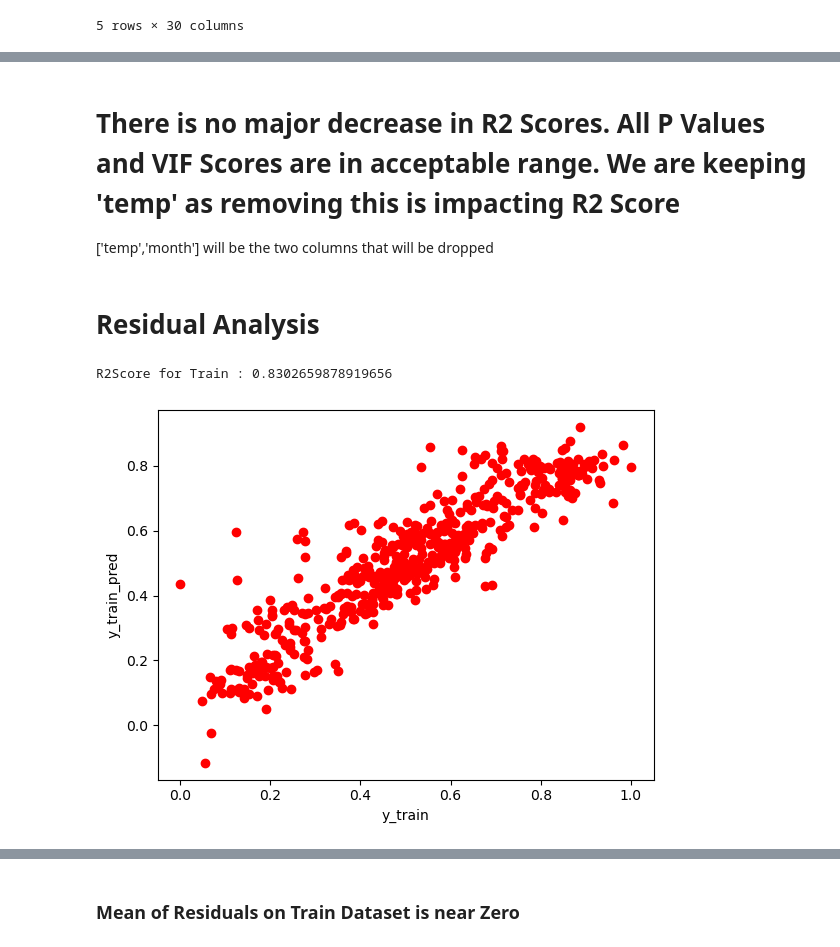
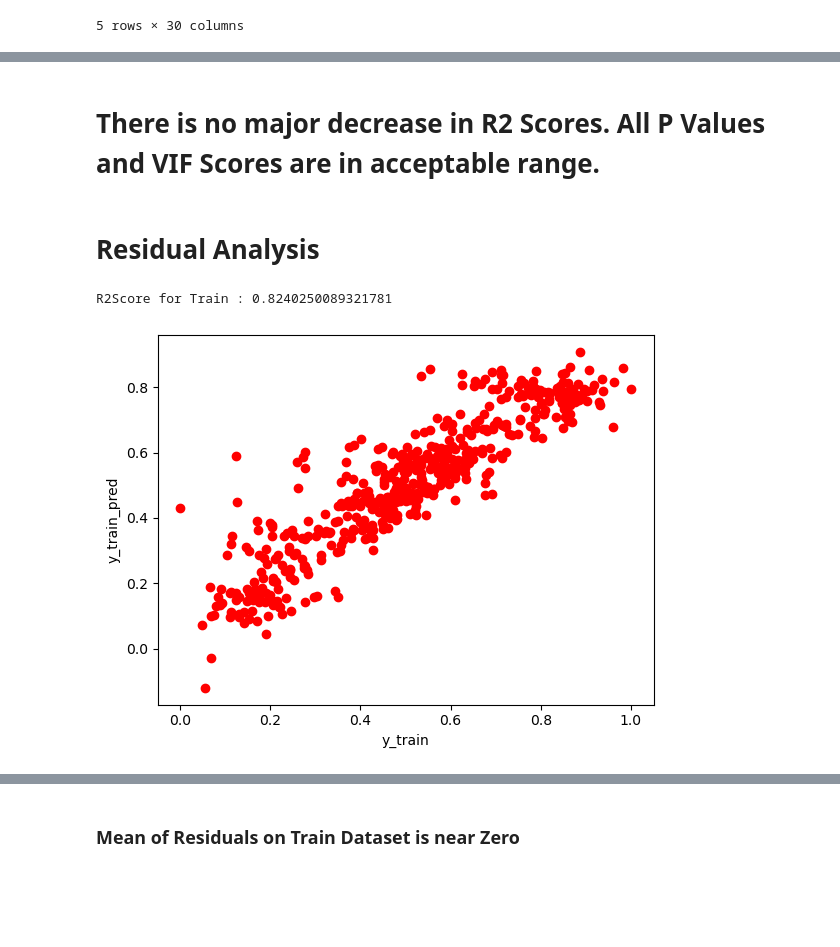
Before and after one commit to Mathur79/BikeSharing, a Jupyter notebook: BikeSharing.ipynb, the cells around one changed output, grey strips where cells are left out. Drawn from its saved outputs; the diff is of its cells as text; code cells hidden in the pictures; blank space fills up the shorter version.

```diff
--- a/BikeSharing.ipynb
+++ b/BikeSharing.ipynb
@@ -1231,0 +1237,15 @@ vif
+# %%
+# Rebuilding the model after dropping 'workingday'  (This was the next one with highest VIF)
+
+
+X_train = df_train.drop(['cnt'],axis=1)
+y_train= df_train['cnt']
+
+dropping_cols = ['workingday','windspeed','hum','weekday_2','weekday_3','month_7','month_2','weekday_4','holiday','weekday_5','atemp','month_4','month_6','month_10','month_5','month_3','weekday_1','month_8']
+
+X_train = X_train.drop(dropping_cols,axis=1)
+X_train_sm = sm.add_constant(X_train)
+lr = sm.OLS(y_train,X_train_sm)
+lrmodel = lr.fit()
+print (lrmodel.params)
+print(lrmodel.summary())
@@ -1231,0 +1296,14 @@ vif
+# %%
+# Rebuilding the model after dropping 'weekday_6'  (This was the next one with highest P Score)
+
+X_train = df_train.drop(['cnt'],axis=1)
+y_train= df_train['cnt']
+
+dropping_cols = ['weekday_6','workingday','windspeed','hum','weekday_2','weekday_3','month_7','month_2','weekday_4','holiday','weekday_5','atemp','month_4','month_6','month_10','month_5','month_3','weekday_1','month_8']
+
+X_train = X_train.drop(dropping_cols,axis=1)
+X_train_sm = sm.add_constant(X_train)
+lr = sm.OLS(y_train,X_train_sm)
+lrmodel = lr.fit()
+print (lrmodel.params)
+print(lrmodel.summary())
@@ -1232,28 +1353,27 @@ vif
 # %% [markdown]
-# There is no major decrease in R2 Scores. All P Values and VIF Scores are in acceptable range. We are keeping 'temp' as removing this is impacting R2 Score
-['temp','month'] will be the two columns that will be dropped
+# There is no major decrease in R2 Scores. All P Values and VIF Scores are in acceptable range.
 # %% [markdown]
 <a name="residue-analysis"></a>
 # Residual Analysis
 # %%
 X_train = df_train.drop(['cnt'],axis=1)
 y_train = df_train['cnt']
 
-dropping_cols = ['windspeed','hum','weekday_2','weekday_3','month_7','month_2','weekday_4','holiday','weekday_5','atemp','month_4','month_6','month_10','month_5','month_3','weekday_1','month_8']
+dropping_cols = ['weekday_6','workingday','windspeed','hum','weekday_2','weekday_3','month_7','month_2','weekday_4','holiday','weekday_5','atemp','month_4','month_6','month_10','month_5','month_3','weekday_1','month_8']
 
 X_train = X_train.drop(dropping_cols,axis=1)
 
 X_train_sm = sm.add_constant(X_train)
 y_train_pred = lrmodel.predict(X_train_sm)
 
 print ("R2Score for Train : " + str(r2_score(y_train,y_train_pred)))
 plt.scatter(y_train, y_train_pred,color='r')
 plt.xlabel('y_train')
 plt.ylabel('y_train_pred')
 plt.show()
 # %% [output]
-R2Score for Train : 0.8302659878919656
+R2Score for Train : 0.8240250089321781
-[figure, old version]
+[figure, new version]
 # %%
 sns.displot(y_train-y_train_pred)
 plt.axvline((y_train-y_train_pred).mean(), linewidth=3, color='g', label="mean", alpha=0.5)
```
Also changed, not shown: parts of 100 cells of this notebook.
